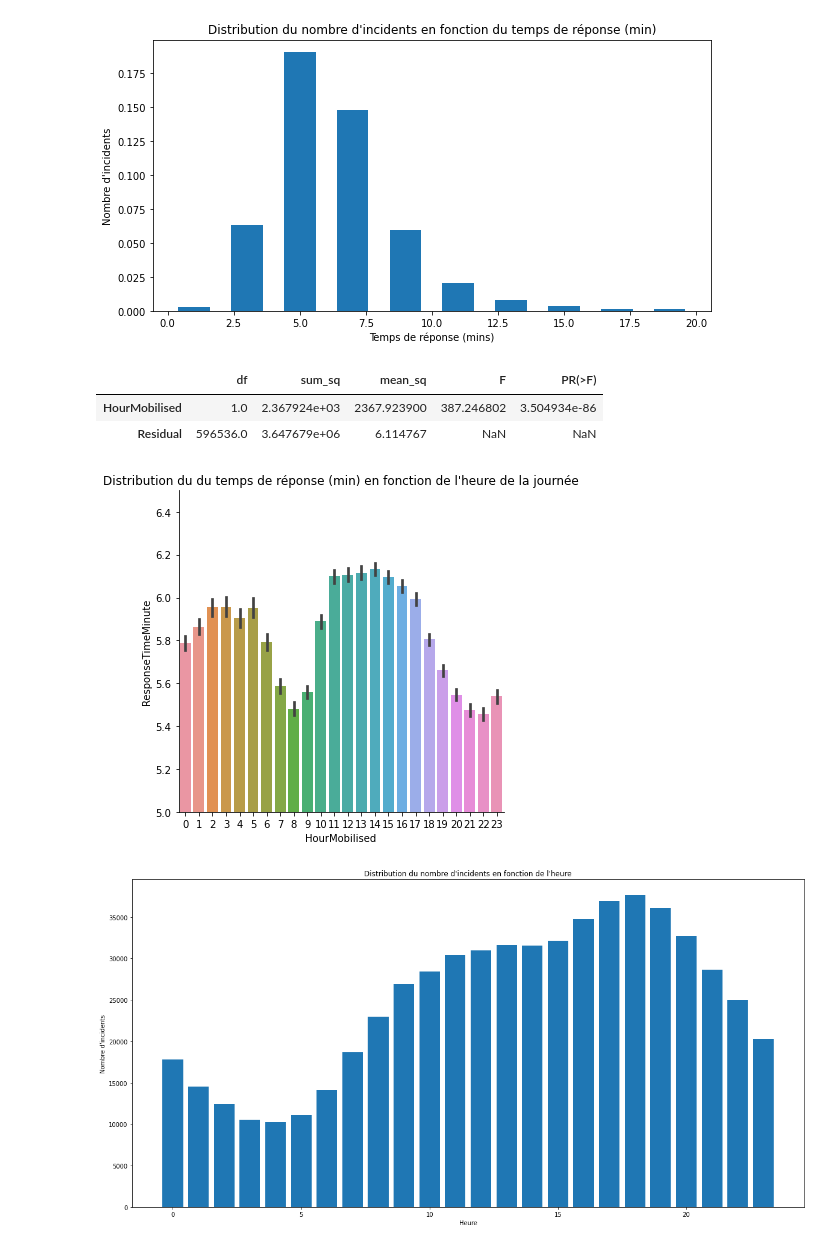
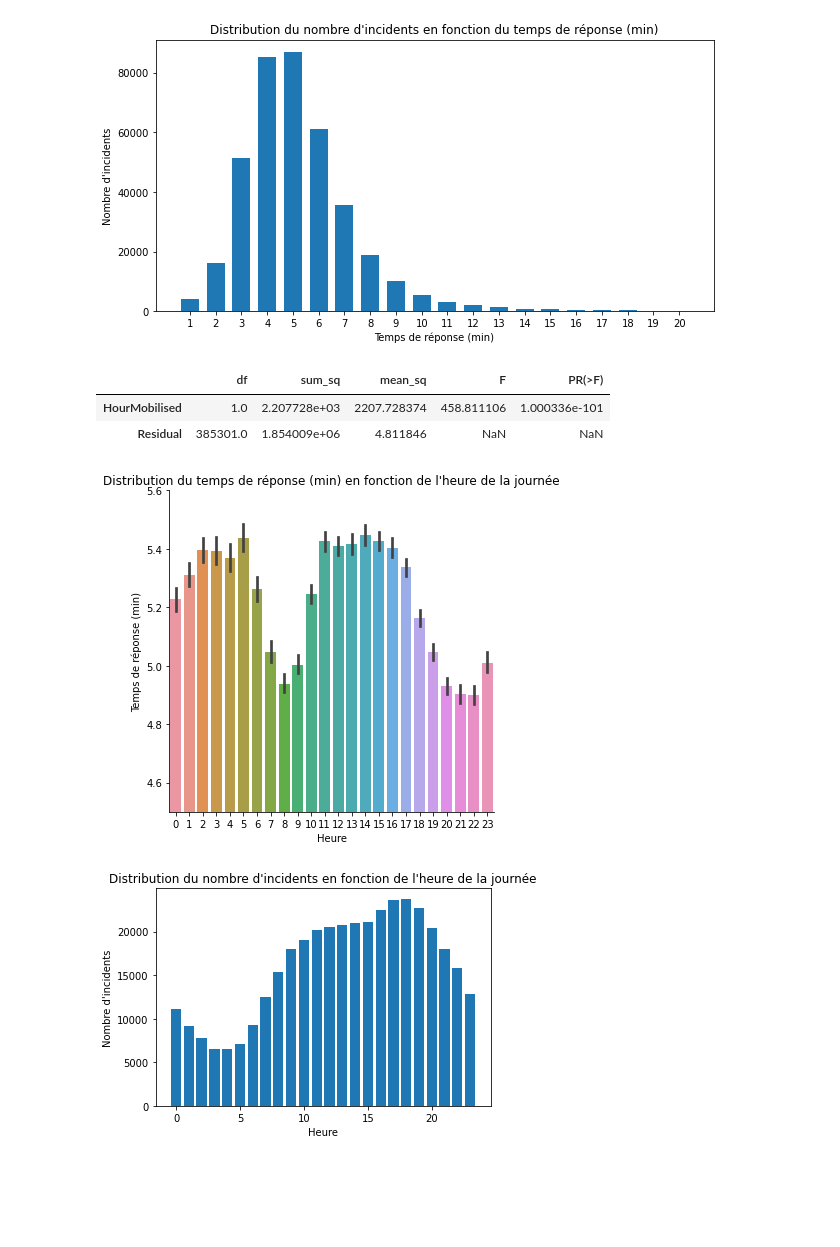
Before and after one commit to Pyrefighter/Pyrefighter, a Jupyter notebook: PyreFighter_Vizualisation.ipynb, the cells around one changed output. Cells and saved outputs as stored; diff of their text form; code cells hidden in the pictures; blank space fills up the shorter version.

Commit message:
Data Cleaning & Vizualisation updated + Machine Learning added

```diff
--- a/PyreFighter_Vizualisation.ipynb
+++ b/PyreFighter_Vizualisation.ipynb
@@ -1,4 +1,5 @@
 # %%
+# Importation des packages
 %matplotlib inline
 import pandas as pd
 import numpy as np
@@ -6,10 +7,7 @@ import matplotlib.pyplot as plt
 import seaborn as sns
 import statsmodels.api
 
-df = pd.read_csv(r'Preprocessing.csv', sep = ';')
-df = df[['IncidentNumber', 'CalYear', 'IncidentGroup','PropertyCategory', 'AddressQualifier', 'IncGeo_BoroughName',
-         'Easting_rounded', 'Northing_rounded', 'IncidentStationGround', 'FirstPumpArriving_DeployedFromStation',
-         'DateAndTimeMobilised', 'DateAndTimeMobile','DateAndTimeArrived', 'DeployedFromStation_Name','DeployedFromLocation', 'PumpOrder', 'ResponseTimeMinute', 'HourMobilised',
-         'WeekdayMobilised', 'MonthMobilised', 'Time_preparation', 'CityCenter']]
+# Lecture du DataFrame
+df = pd.read_csv(r'Pyrefighter_cleaned_database.csv', sep = ';')
 df.head()
 # %% [output]
@@ -22,43 +20,37 @@ df.head()
 # %%
-# Visualisation du temps de réponse
+# Distribution du nombre d'incidents en fonction du temps de réponse (min)
 plt.figure(figsize=(10,5))
-plt.hist(df['ResponseTimeMinute'], density = True, rwidth = 0.6, range = (0,20))
-plt.xlabel('Temps de réponse (mins)')
+plt.hist(df['ResponseTimeMinute'], rwidth = 0.7, range = (1,21), align = 'left', bins = 20)
+plt.xticks(range(1,21))
+plt.xlabel('Temps de réponse (min)')
 plt.ylabel('Nombre d\'incidents')
 plt.title('Distribution du nombre d\'incidents en fonction du temps de réponse (min)');
-# Le temps de d'intervention des pompiers est majoritairement compris entre 3 et 8 min. La prédiction du temps de réponse doit donc être de l'ordre de la minute.
 # %% [output]
-[figure, old version]
+[figure, new version]
 # %%
-# Visualisation du temps de réponse en fonction de l'heure de la journée
+# Distribution du temps de réponse (min) en fonction de l'heure de la journée
+sns.catplot(x = 'HourMobilised', y = 'ResponseTimeMinute', kind = 'bar', data = df)
+plt.ylim(5,6.4)
+plt.xlabel('Heure')
+plt.ylabel('Temps de réponse (min)')
+plt.title('Distribution du temps de réponse (min) en fonction de l\'heure de la journée');
 
-sns.catplot(x = 'HourMobilised', y = 'ResponseTimeMinute', kind = 'bar', data = df)
-plt.ylim(5,6.5)
-plt.title('Distribution du du temps de réponse (min) en fonction de l\'heure de la journée');
-
-# Relation avec la variable cible
-
-# Hypothèse HourMobilised n'influe pas sur ResponseTimeMinute
+# Etude de la corrélation entre le temps de réponse et l’heure de la journée par le test ANOVA
 result = statsmodels.formula.api.ols('ResponseTimeMinute ~ HourMobilised', data = df).fit()
 table = statsmodels.api.stats.anova_lm(result)
 table
-# Conclusion : la p-value (PR(>F)) est inférieure à 5% donc on rejette l'hypothèse. Les 2 variables ne sont pas indépendantes.
-# Le temps de réponse le plus faible est atteint à 8h, ce temps augmente jusqu'à 14h pour atteindre sa valeur maximale puis diminue jusqu'à 22h pour réaugmenter et
-# atteindre un second pic vers 5h du matin.
-# Le temps de réponse maximum est atteint à 14h, ce temps de réponse diminue jusqu'à 22h.
 # %% [output]
 |  | df | sum_sq | mean_sq | F | PR(>F) |
-| HourMobilised | 1.0 | 2.367924e+03 | 2367.923900 | 387.246802 | 3.504934e-86 |
-| Residual | 596536.0 | 3.647679e+06 | 6.114767 | NaN | NaN |
+| HourMobilised | 1.0 | 2.207728e+03 | 2207.728374 | 458.811106 | 1.000336e-101 |
+| Residual | 385301.0 | 1.854009e+06 | 4.811846 | NaN | NaN |
-[figure, old version]
+[figure, new version]
 # %%
+# Distribution du nombre d'incidents en fonction de l'heure
 incident_per_hour = df.groupby('HourMobilised', as_index = False).agg({'IncidentNumber':'count'})
-# incident_per_hour
-plt.figure(figsize=(20,10))
 plt.bar(incident_per_hour['HourMobilised'],incident_per_hour['IncidentNumber'])
 plt.xlabel('Heure')
 plt.ylabel('Nombre d\'incidents')
-plt.title('Distribution du nombre d\'incidents en fonction de l\'heure');
+plt.title('Distribution du nombre d\'incidents en fonction de l\'heure de la journée');
 # %% [output]
-[figure, old version]
+[figure, new version]
 # %%
```
Also changed, not shown: parts of 20 cells of this notebook, 7 other files.
